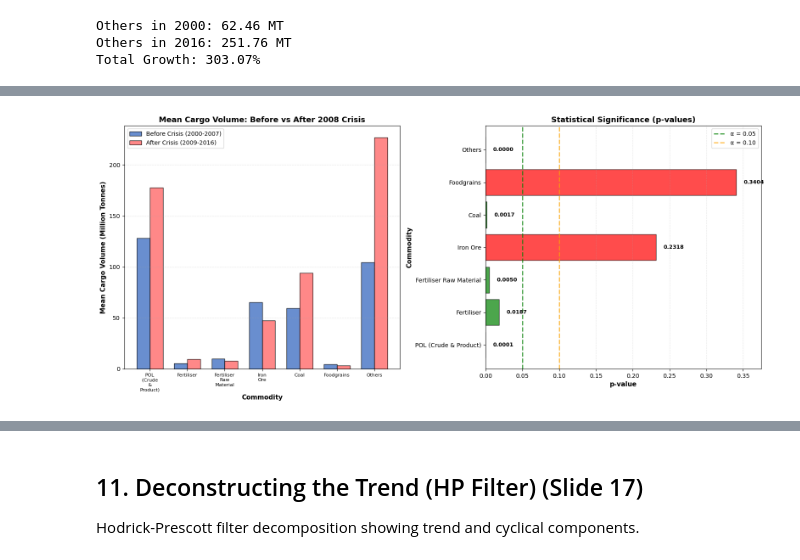
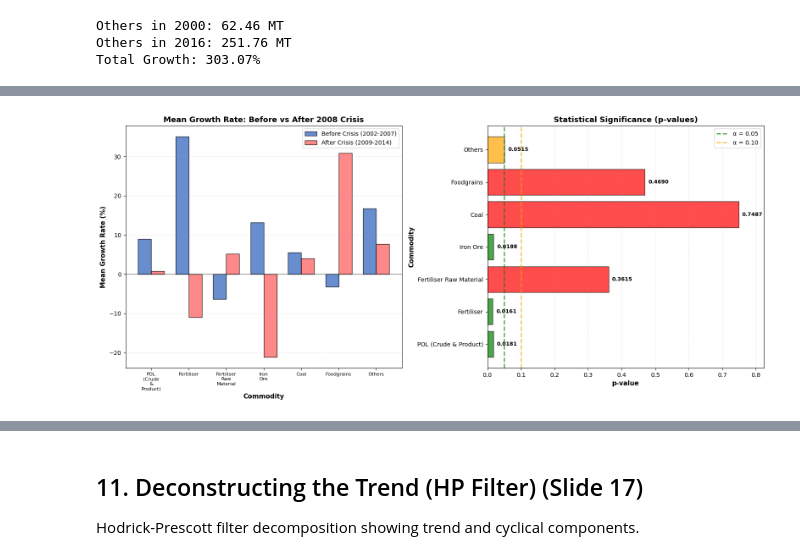
Before and after one commit to sarthak-somani/stats-project, a Jupyter notebook: slide-level-charts.ipynb, the cells around one changed output, grey strips where cells are left out. Saved outputs shown, nothing was run; the diff lists cells and outputs as text; code cells hidden in the pictures.

```diff
--- a/slide-level-charts.ipynb
+++ b/slide-level-charts.ipynb
@@ -725,58 +728,64 @@ from scipy import stats
 print("="*80)
 print("HYPOTHESIS TESTING: 2008 GLOBAL FINANCIAL CRISIS IMPACT")
 print("="*80)
-print("\nH0: Mean cargo traffic before crisis = Mean cargo traffic after crisis")
-print("H1: Mean cargo traffic before crisis ≠ Mean cargo traffic after crisis")
+print("\nH0: Mean growth rate before crisis = Mean growth rate after crisis")
+print("H1: Mean growth rate before crisis ≠ Mean growth rate after crisis")
+print("\nAnalysis Period: 3 years before (2005-2007) vs 3 years after (2009-2011)")
 print("\n" + "-"*80)
 
-# Define crisis year
+# Define crisis year and lookback period
 crisis_year = 2008
+lookback_years = 5
 
-# Split data into before and after crisis
-before_crisis_mask = years < crisis_year
-after_crisis_mask = years > crisis_year
+# Split data into 3 years before and 3 years after crisis
+before_crisis_mask = (years >= crisis_year - lookback_years) & (years < crisis_year)
+after_crisis_mask = (years > crisis_year) & (years <= crisis_year + lookback_years)
 
 # Perform t-tests for each commodity
 results = []
 
 for commodity in commodities:
-    before_data = df.loc[before_crisis_mask, commodity].dropna()
-    after_data = df.loc[after_crisis_mask, commodity].dropna()
+    # Calculate growth rates (year-over-year percentage change)
+    growth_rate = df[commodity].pct_change() * 100
+
+    # Get growth rates for before and after periods
+    before_growth = growth_rate[before_crisis_mask].dropna()
+    after_growth = growth_rate[after_crisis_mask].dropna()
 
     # Calculate statistics
-    mean_before = before_data.mean()
-    mean_after = after_data.mean()
-    std_before = before_data.std()
-    std_after = after_data.std()
+    mean_growth_before = before_growth.mean()
+    mean_growth_after = after_growth.mean()
+    std_growth_before = before_growth.std()
+    std_growth_after = after_growth.std()
 
     # Perform two-sample t-test (independent samples)
-    t_statistic, p_value = stats.ttest_ind(before_data, after_data)
+    t_statistic, p_value = stats.ttest_ind(before_growth, after_growth)
 
-    # Calculate percent change in means
-    pct_change = ((mean_after - mean_before) / mean_before) * 100
+    # Calculate change in growth rates (percentage points)
+    growth_rate_change = mean_growth_after - mean_growth_before
 
     results.append({
         'Commodity': commodity,
-        'Mean Before': mean_before,
-        'Std Before': std_before,
-        'Mean After': mean_after,
-        'Std After': std_after,
+        'Mean Growth Before (%)': mean_growth_before,
+        'Std Growth Before (%)': std_growth_before,
+        'Mean Growth After (%)': mean_growth_after,
+        'Std Growth After (%)': std_growth_after,
         't-statistic': t_statistic,
         'p-value': p_value,
-        'Change (%)': pct_change
+        'Change (pp)': growth_rate_change
     })
 
 # Create results DataFrame
 results_df = pd.DataFrame(results)
 
 # Print detailed results
-print(f"\n{'Commodity':<30} {'Mean Before':<15} {'Mean After':<15} {'Change %':<12} {'t-stat':<10} {'p-value':<10}")
-print("-"*100)
+print(f"\n{'Commodity':<30} {'Mean Growth Before':<18} {'Mean Growth After':<18} {'Change (pp)':<12} {'t-stat':<10} {'p-value':<10}")
+print("-"*110)
 
 for _, row in results_df.iterrows():
     significance = "***" if row['p-value'] < 0.01 else "**" if row['p-value'] < 0.05 else "*" if row['p-value'] < 0.1 else ""
-    print(f"{row['Commodity']:<30} {row['Mean Before']:>10.2f} MT   {row['Mean After']:>10.2f} MT   "
-          f"{row['Change (%)']:>+8.2f}%   {row['t-statistic']:>8.3f}   {row['p-value']:>8.4f} {significance}")
+    print(f"{row['Commodity']:<30} {row['Mean Growth Before (%)']:>12.2f}%      {row['Mean Growth After (%)']:>12.2f}%      "
+          f"{row['Change (pp)']:>+8.2f}pp   {row['t-statistic']:>8.3f}   {row['p-value']:>8.4f} {significance}")
 
 print("\n" + "-"*100)
 print("Significance levels: *** p<0.01, ** p<0.05, * p<0.1")
@@ -784,18 +793,21 @@ print("Significance levels: *** p<0.01, ** p<0.05, * p<0.1")
 # Visualize the results
 fig, (ax1, ax2) = plt.subplots(1, 2, figsize=(16, 7))
 
-# Left plot: Mean comparison
+# Left plot: Mean growth rate comparison
 x_pos = np.arange(len(commodities))
 width = 0.35
 
-ax1.bar(x_pos - width/2, results_df['Mean Before'], width,
-        label='Before Crisis (2000-2007)', color='#4472C4', alpha=0.8, edgecolor='black')
-ax1.bar(x_pos + width/2, results_df['Mean After'], width,
-        label='After Crisis (2009-2016)', color='#FF6B6B', alpha=0.8, edgecolor='black')
+ax1.bar(x_pos - width/2, results_df['Mean Growth Before (%)'], width,
+        label='Before Crisis (2002-2007)', color='#4472C4', alpha=0.8, edgecolor='black')
+ax1.bar(x_pos + width/2, results_df['Mean Growth After (%)'], width,
+        label='After Crisis (2009-2014)', color='#FF6B6B', alpha=0.8, edgecolor='black')
+
+# Add zero line
+ax1.axhline(0, color='black', linewidth=1, linestyle='-', alpha=0.5)
 
 ax1.set_xlabel('Commodity', fontsize=11, fontweight='bold')
-ax1.set_ylabel('Mean Cargo Volume (Million Tonnes)', fontsize=11, fontweight='bold')
-ax1.set_title('Mean Cargo Volume: Before vs After 2008 Crisis', fontsize=13, fontweight='bold')
+ax1.set_ylabel('Mean Growth Rate (%)', fontsize=11, fontweight='bold')
+ax1.set_title('Mean Growth Rate: Before vs After 2008 Crisis', fontsize=13, fontweight='bold')
 ax1.set_xticks(x_pos)
 ax1.set_xticklabels([c.replace(' ', '\n') for c in commodities], fontsize=8, rotation=0)
 ax1.legend(fontsize=10)
@@ -828,14 +840,15 @@ print(f"\n{'='*80}")
 print("SUMMARY:")
 print(f"{'='*80}")
 significant_changes = results_df[results_df['p-value'] < 0.05]
-print(f"\nCommodities with statistically significant changes (p < 0.05): {len(significant_changes)}/{len(commodities)}")
+print(f"\nCommodities with statistically significant changes in growth rates (p < 0.05): {len(significant_changes)}/{len(commodities)}")
 if len(significant_changes) > 0:
-    print("\nSignificant changes:")
+    print("\nSignificant changes in growth rates:")
     for _, row in significant_changes.iterrows():
-        direction = "increased" if row['Change (%)'] > 0 else "decreased"
-        print(f"  - {row['Commodity']}: {direction} by {abs(row['Change (%)']):+.2f}% (p = {row['p-value']:.4f})")
+        direction = "increased" if row['Change (pp)'] > 0 else "decreased"
+        print(f"  - {row['Commodity']}: growth rate {direction} by {abs(row['Change (pp)']):+.2f} percentage points (p = {row['p-value']:.4f})")
+        print(f"    (from {row['Mean Growth Before (%)']:+.2f}% to {row['Mean Growth After (%)']:+.2f}%)")
 else:
-    print("  No commodities showed statistically significant changes at α = 0.05 level.")
+    print("  No commodities showed statistically significant changes in growth rates at α = 0.05 level.")
 
 print(f"\n{'='*80}")
 # %% [output]
@@ -856,7 +869,7 @@ Others                             104.41 MT       227.00 MT    +117.42%     -6.
 
 ----------------------------------------------------------------------------------------------------
 Significance levels: *** p<0.01, ** p<0.05, * p<0.1
-[figure, old version]
+[figure, new version]
 ================================================================================
 SUMMARY:
 ================================================================================
```
Also changed, not shown: parts of 3 cells of this notebook, 1 other file.
